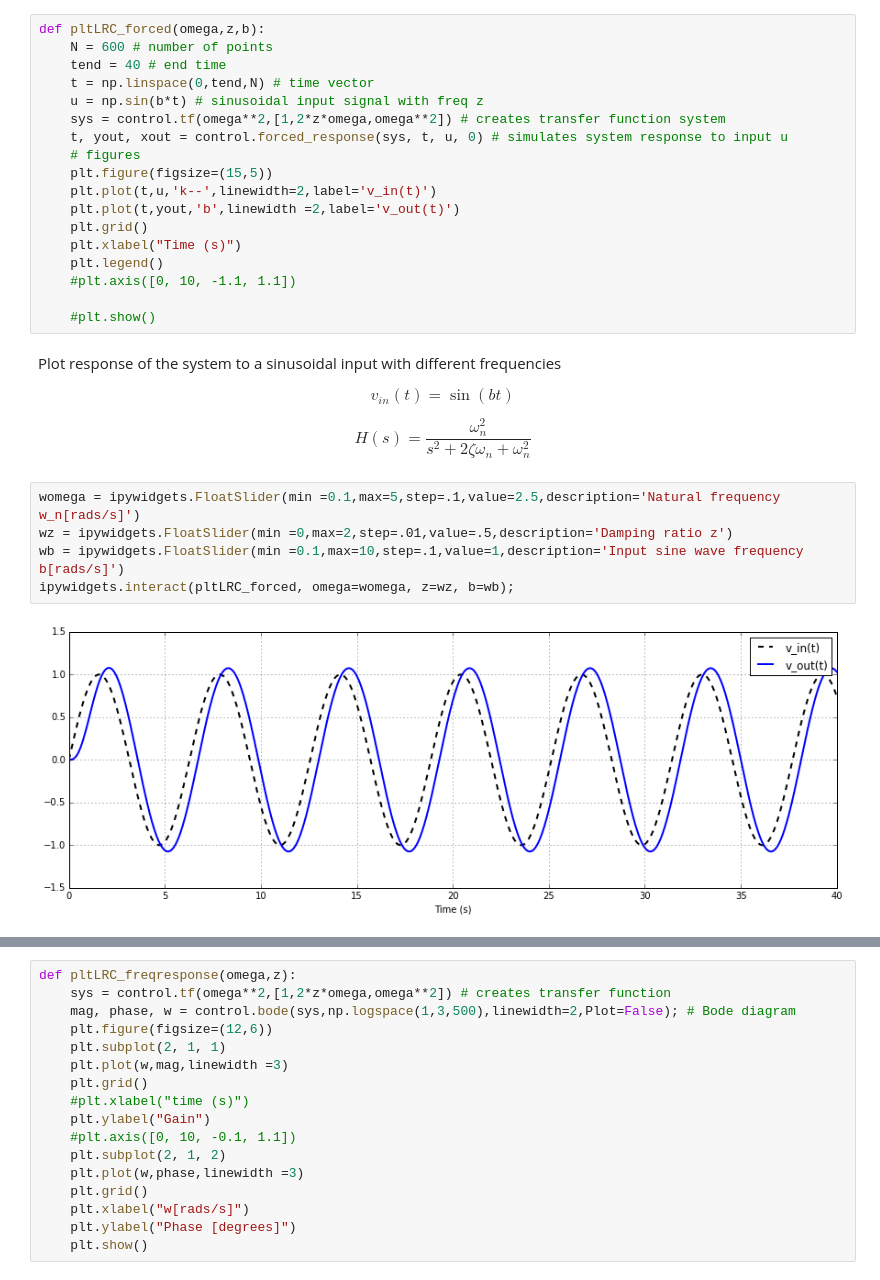
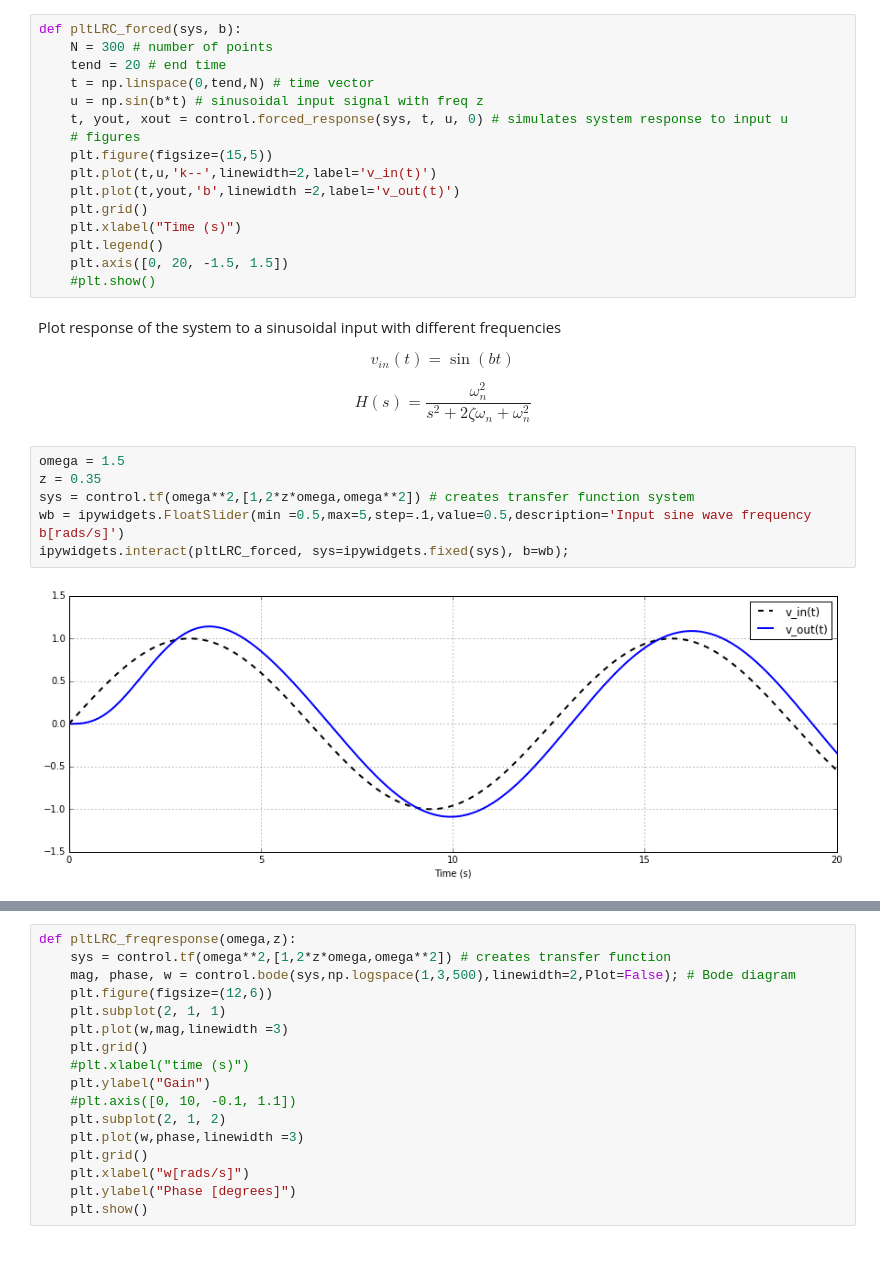
Before and after one commit to aalcocer/linear-systems, a Jupyter notebook: Electrisk krets - Laplacetransformasjonen og Bode diagrammer.ipynb, the cells around one changed output, grey strips where cells are left out. Saved outputs shown, nothing was run; the diff lists cells and outputs as text.

```diff
--- a/Electrisk krets - Laplacetransformasjonen og Bode diagrammer.ipynb
+++ b/Electrisk krets - Laplacetransformasjonen og Bode diagrammer.ipynb
@@ -51,12 +51,11 @@ ipywidgets.interact(pltRLC, vin =wvin, L=wL, R=wR, C = wC);
 <img src="images/frequencyresponse.png" width="700" height="400">
 <img src="images/LPF.png" width="700" height="400">
 # %%
-def pltLRC_forced(omega,z,b):
-    N = 600 # number of points
-    tend = 40 # end time
+def pltLRC_forced(sys, b):
+    N = 300 # number of points
+    tend = 20 # end time
     t = np.linspace(0,tend,N) # time vector
     u = np.sin(b*t) # sinusoidal input signal with freq z
-    sys = control.tf(omega**2,[1,2*z*omega,omega**2]) # creates transfer function system
     t, yout, xout = control.forced_response(sys, t, u, 0) # simulates system response to input u
     # figures
     plt.figure(figsize=(15,5))
@@ -65,8 +64,7 @@ def pltLRC_forced(omega,z,b):
     plt.grid()
     plt.xlabel("Time (s)")
     plt.legend()
-    #plt.axis([0, 10, -1.1, 1.1])
-
+    plt.axis([0, 20, -1.5, 1.5])
     #plt.show()
 # %% [markdown]
 Plot response of the system to a sinusoidal input with different frequencies
@@ -74,11 +72,12 @@ Plot response of the system to a sinusoidal input with different frequencies
  $$v_{in}(t) = \sin(bt)$$
 
  $$H(s) = \frac{\omega_n^2}{s^2+2\zeta\omega_n+\omega_n^2}$$
-# %%
-womega = ipywidgets.FloatSlider(min =0.1,max=5,step=.1,value=2.5,description='Natural frequency w_n[rads/s]')
-wz = ipywidgets.FloatSlider(min =0,max=2,step=.01,value=.5,description='Damping ratio z')
-wb = ipywidgets.FloatSlider(min =0.1,max=10,step=.1,value=1,description='Input sine wave frequency b[rads/s]')
-ipywidgets.interact(pltLRC_forced, omega=womega, z=wz, b=wb);
-# %% [output]
-[figure, removed]
+# %%
+omega = 1.5
+z = 0.35
+sys = control.tf(omega**2,[1,2*z*omega,omega**2]) # creates transfer function system
+wb = ipywidgets.FloatSlider(min =0.5,max=5,step=.1,value=0.5,description='Input sine wave frequency b[rads/s]')
+ipywidgets.interact(pltLRC_forced, sys=ipywidgets.fixed(sys), b=wb);
+# %% [output]
+[figure, added]
 # %% [markdown]
```
Also changed, not shown: parts of 12 cells of this notebook.
